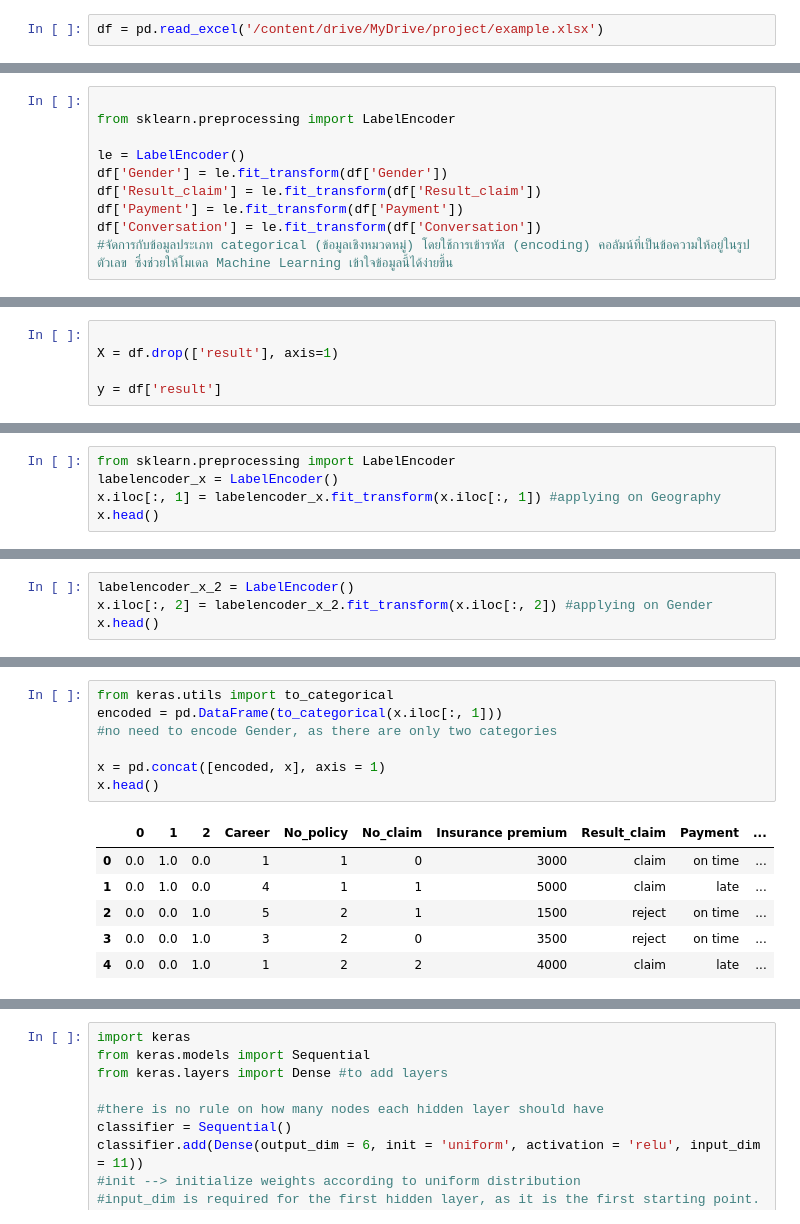
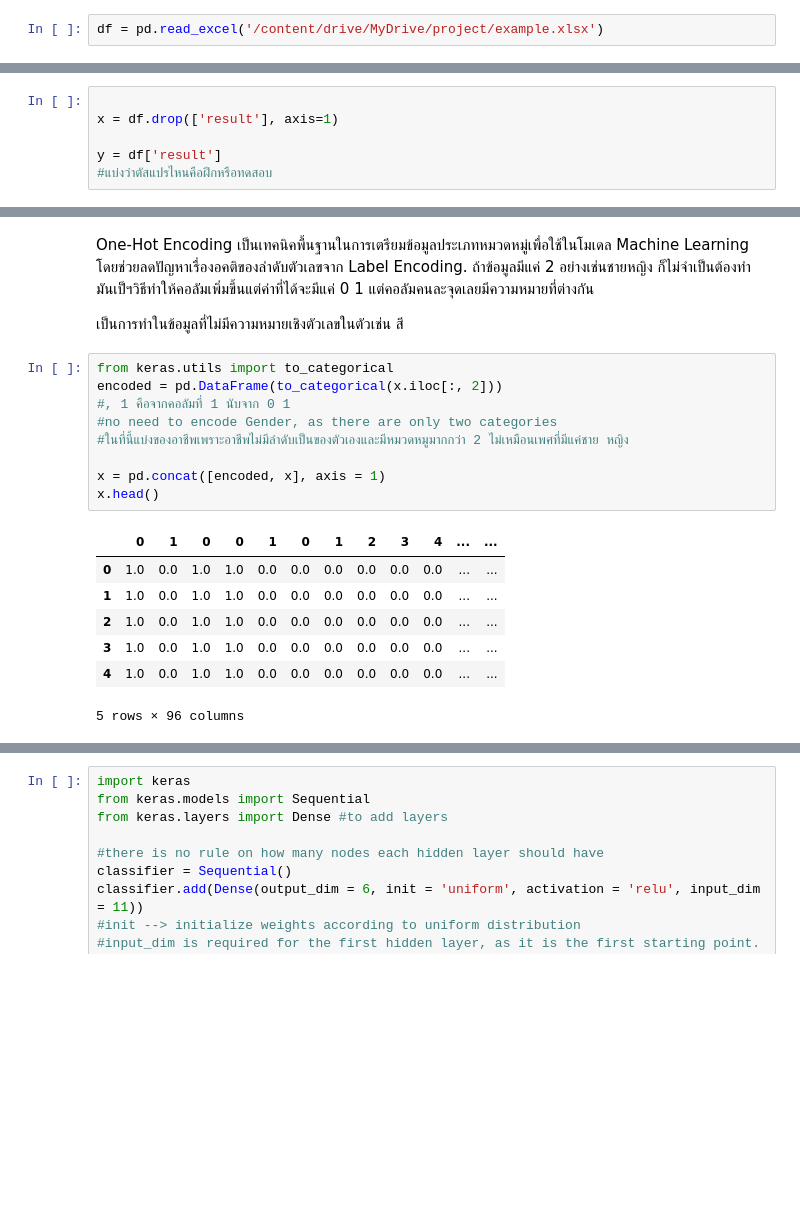
Before and after one commit to Suchada2000/MY-WORK, a Jupyter notebook: Untitled18.ipynb, the cells around one changed output, grey strips where cells are left out. Drawn from its saved outputs; the diff is of its cells as text; blank space fills up the shorter version.

```diff
--- a/Untitled18.ipynb
+++ b/Untitled18.ipynb
@@ -25,13 +27,3 @@ df.head()
 | 2 | 3 | 21 | f | 5 | 3 | 2 | 1500 | reject | on time | ... |
 | 3 | 4 | 25 | f | 3 | 3 | 1 | 3500 | reject | on time | ... |
 | 4 | 5 | 40 | f | 1 | 3 | 3 | 4000 | claim | late | ... |
-# %%
-
-from sklearn.preprocessing import LabelEncoder
-
-le = LabelEncoder()
-df['Gender'] = le.fit_transform(df['Gender'])
-df['Result_claim'] = le.fit_transform(df['Result_claim'])
-df['Payment'] = le.fit_transform(df['Payment'])
-df['Conversation'] = le.fit_transform(df['Conversation'])
-#จัดการกับข้อมูลประเภท categorical (ข้อมูลเชิงหมวดหมู่) โดยใช้การเข้ารหัส (encoding) คอลัมน์ที่เป็นข้อความให้อยู่ในรูปตัวเลข ซึ่งช่วยให้โมเดล Machine Learning เข้าใจข้อมูลนี้ได้ง่ายขึ้น
@@ -54,5 +48,6 @@ df
 # %%
 
-X = df.drop(['result'], axis=1)
+x = df.drop(['result'], axis=1)
 
 y = df['result']
+#แบ่งว่าตัสแปรไหนคือฝึกหรือทดสอบ
@@ -80,5 +96,0 @@ X_train
-# %%
-from sklearn.preprocessing import LabelEncoder
-labelencoder_x = LabelEncoder()
-x.iloc[:, 1] = labelencoder_x.fit_transform(x.iloc[:, 1]) #applying on Geography
-x.head()
@@ -92,4 +96,0 @@ x.head()
-# %%
-labelencoder_x_2 = LabelEncoder()
-x.iloc[:, 2] = labelencoder_x_2.fit_transform(x.iloc[:, 2]) #applying on Gender
-x.head()
@@ -103,17 +97,24 @@ x.head()
+# %% [markdown]
+ One-Hot Encoding เป็นเทคนิคพื้นฐานในการเตรียมข้อมูลประเภทหมวดหมู่เพื่อใช้ในโมเดล Machine Learning โดยช่วยลดปัญหาเรื่องอคติของลำดับตัวเลขจาก Label Encoding. ถ้าข้อมูลมีแค่ 2 อย่างเช่นชายหญิง ก็ไม่จำเป็นต้องทำ มันเป็ฯวิธีทำให้คอลัมเพิ่มขึ้นแต่ค่าที่ได้จะมีแค่ 0 1 แต่คอลัมคนละจุดเลยมีความหมายที่ต่างกัน
+
+ เป็นการทำในข้อมูลที่ไม่มีความหมายเชิงตัวเลขในตัวเช่น สี
 # %%
 from keras.utils import to_categorical
-encoded = pd.DataFrame(to_categorical(x.iloc[:, 1]))
+encoded = pd.DataFrame(to_categorical(x.iloc[:, 2]))
+#, 1 คือจากคอลัมที่ 1 นับจาก 0 1
 #no need to encode Gender, as there are only two categories
+#ในที่นี้แบ่งของอาชีพเพราะอาชีพไม่มีลำดับเป็นของตัวเองและมีหมวดหมูมากกว่า 2 ไม่เหมือนเพศที่มีแค่ชาย หญิง
 
 x = pd.concat([encoded, x], axis = 1)
 x.head()
 # %% [output]
-|  | 0 | 1 | 2 | Career | No_policy | No_claim | Insurance premium | Result_claim | Payment | ... |
-| 0 | 0.0 | 1.0 | 0.0 | 1 | 1 | 0 | 3000 | claim | on time | ... |
-| 1 | 0.0 | 1.0 | 0.0 | 4 | 1 | 1 | 5000 | claim | late | ... |
-| 2 | 0.0 | 0.0 | 1.0 | 5 | 2 | 1 | 1500 | reject | on time | ... |
-| 3 | 0.0 | 0.0 | 1.0 | 3 | 2 | 0 | 3500 | reject | on time | ... |
-| 4 | 0.0 | 0.0 | 1.0 | 1 | 2 | 2 | 4000 | claim | late | ... |
+|  | 0 | 1 | 0 | 0 | 1 | 0 | 1 | 2 | 3 | 4 | ... | ... |
+| 0 | 1.0 | 0.0 | 1.0 | 1.0 | 0.0 | 0.0 | 0.0 | 0.0 | 0.0 | 0.0 | ... | ... |
+| 1 | 1.0 | 0.0 | 1.0 | 1.0 | 0.0 | 0.0 | 0.0 | 0.0 | 0.0 | 0.0 | ... | ... |
+| 2 | 1.0 | 0.0 | 1.0 | 1.0 | 0.0 | 0.0 | 0.0 | 0.0 | 0.0 | 0.0 | ... | ... |
+| 3 | 1.0 | 0.0 | 1.0 | 1.0 | 0.0 | 0.0 | 0.0 | 0.0 | 0.0 | 0.0 | ... | ... |
+| 4 | 1.0 | 0.0 | 1.0 | 1.0 | 0.0 | 0.0 | 0.0 | 0.0 | 0.0 | 0.0 | ... | ... |
+5 rows × 96 columns
 # %%
 df
 # %% [output]
```
Also changed, not shown: parts of 11 cells of this notebook.
